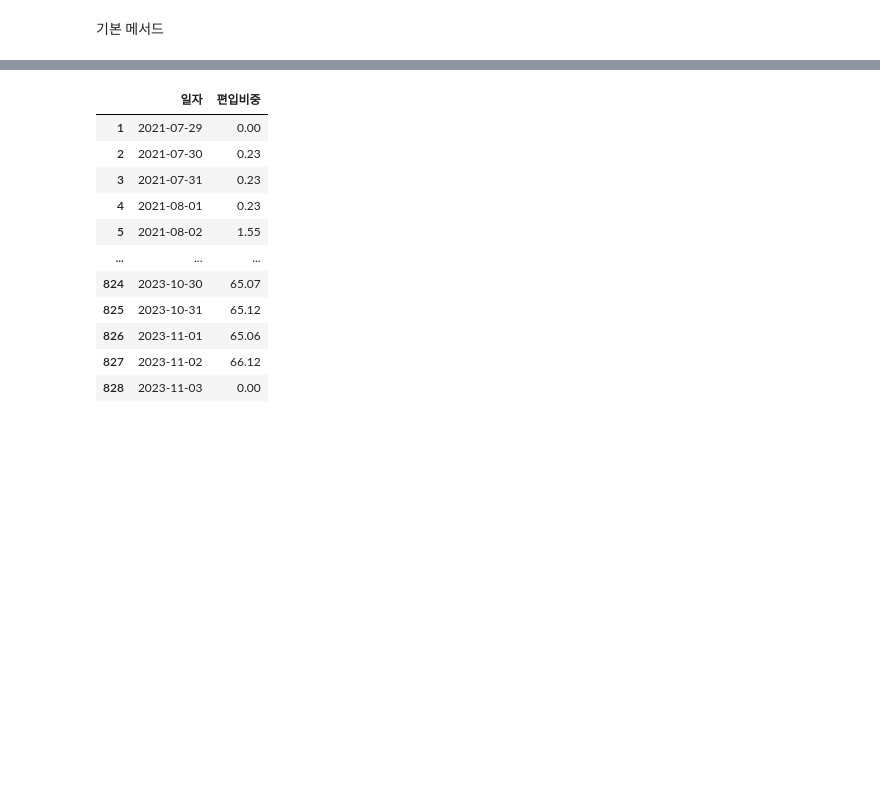
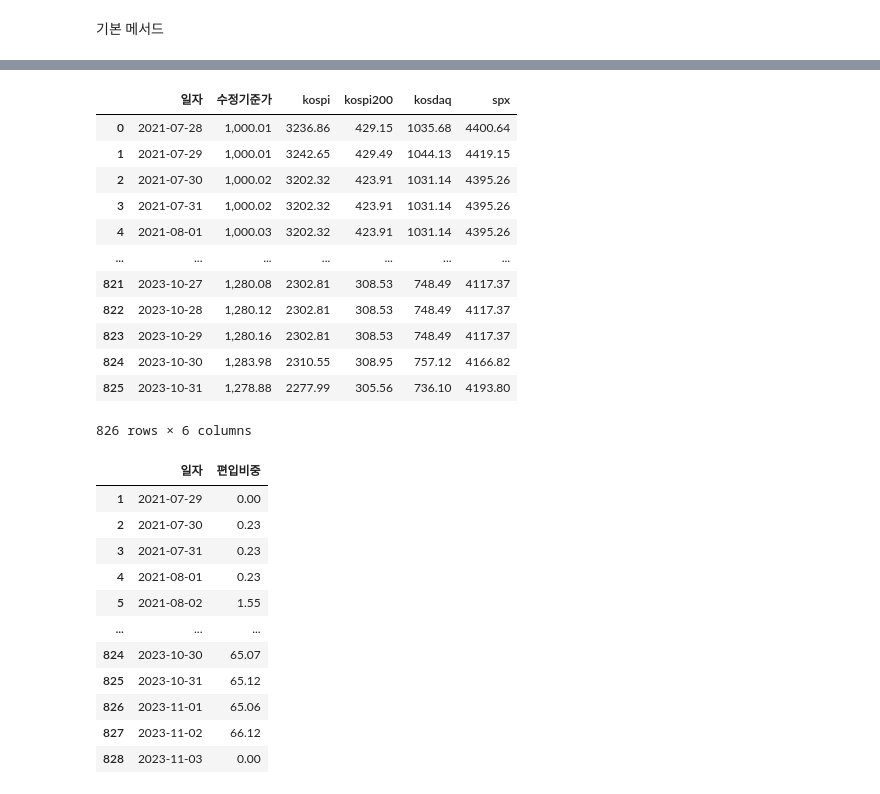
Before and after one commit to haniil/rpa-report-generator2-capstone, a Jupyter notebook: test-notebook.ipynb, the cells around one changed output, grey strips where cells are left out. Drawn from its saved outputs; the diff is of its cells as text; code cells hidden in the pictures; blank space fills up the shorter version.

```diff
--- a/test-notebook.ipynb
+++ b/test-notebook.ipynb
@@ -708,3 +779,21 @@ class M8186:
+# %%
+m= M8186(fund_code = '100004', start_date = '2021-07-29', end_date = '2023-10-31', option = 'krw')
+m.get_merged_df()
+m.filter_by_date_range()
+# %% [output]
+|  | 일자 | 수정기준가 | kospi | kospi200 | kosdaq | spx |
+| 0 | 2021-07-28 | 1,000.01 | 3236.86 | 429.15 | 1035.68 | 4400.64 |
+| 1 | 2021-07-29 | 1,000.01 | 3242.65 | 429.49 | 1044.13 | 4419.15 |
+| 2 | 2021-07-30 | 1,000.02 | 3202.32 | 423.91 | 1031.14 | 4395.26 |
+| 3 | 2021-07-31 | 1,000.02 | 3202.32 | 423.91 | 1031.14 | 4395.26 |
+| 4 | 2021-08-01 | 1,000.03 | 3202.32 | 423.91 | 1031.14 | 4395.26 |
+| ... | ... | ... | ... | ... | ... | ... |
+| 821 | 2023-10-27 | 1,280.08 | 2302.81 | 308.53 | 748.49 | 4117.37 |
+| 822 | 2023-10-28 | 1,280.12 | 2302.81 | 308.53 | 748.49 | 4117.37 |
+| 823 | 2023-10-29 | 1,280.16 | 2302.81 | 308.53 | 748.49 | 4117.37 |
+| 824 | 2023-10-30 | 1,283.98 | 2310.55 | 308.95 | 757.12 | 4166.82 |
+| 825 | 2023-10-31 | 1,278.88 | 2277.99 | 305.56 | 736.10 | 4193.80 |
+826 rows × 6 columns
 # %%
 class M2160:
     def __init__(self, fund_code, start_date =None, end_date = None, menu_code = '2160'):
```
Also changed, not shown: parts of 27 cells of this notebook.
